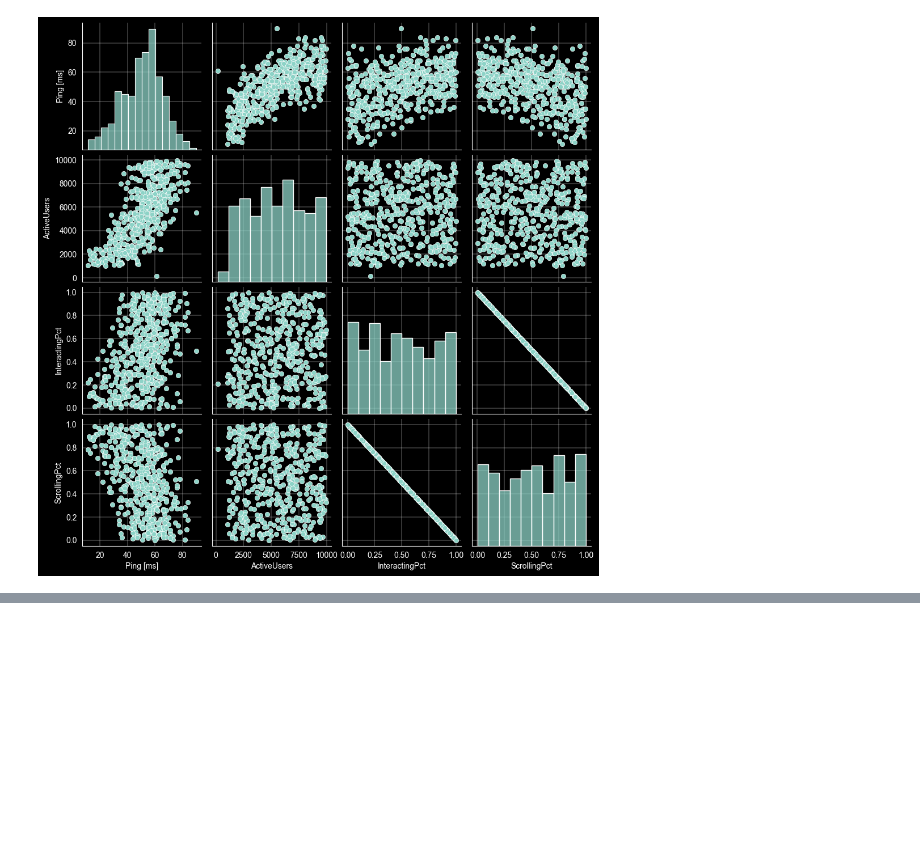
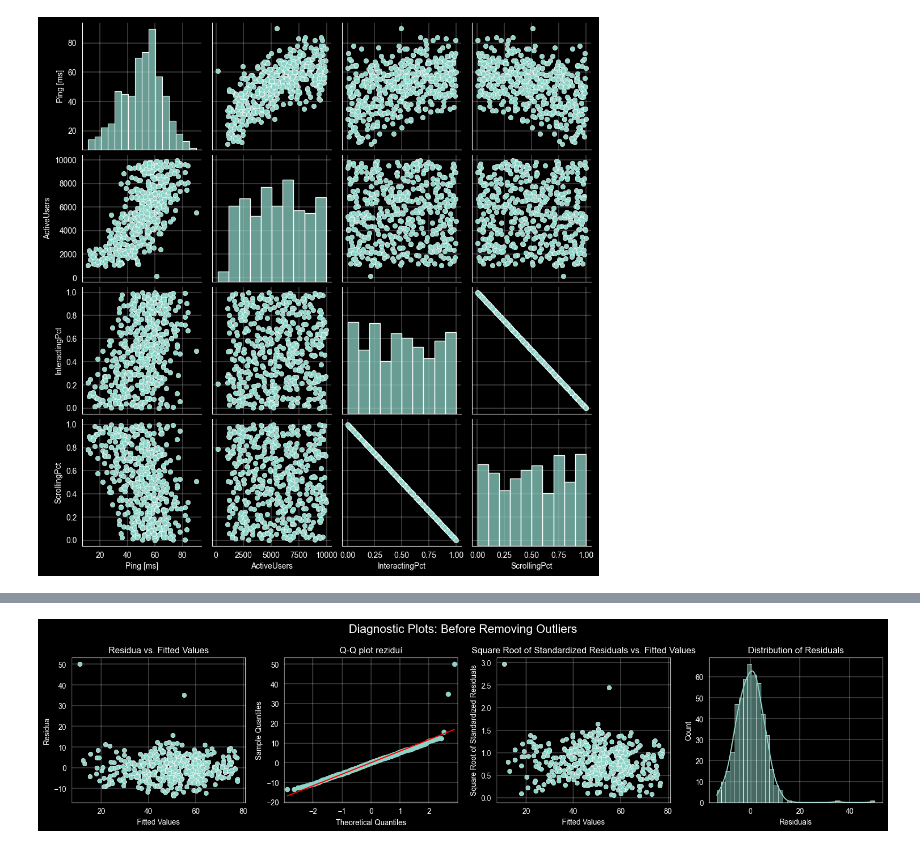
Before and after one commit to zdeneklapes/msp-project2, a Jupyter notebook: xlapes02.ipynb, the cells around one changed output, grey strips where cells are left out. Cells and saved outputs as stored; diff of their text form; code cells hidden in the pictures; blank space fills up the shorter version.

Commit message:
bad plot 3d

```diff
--- a/xlapes02.ipynb
+++ b/xlapes02.ipynb
@@ -371,16 +396,18 @@ def get_column_to_remove(model):
     else:
         return None
 # %%
-# Remove from X the values taht has p-value >= 0.05
+# Train
 y = df_uloha_2['Ping [ms]']
-model = sm.OLS(endog=y, exog=X).fit()
+model = sm.OLS(endog=y, exog=poly_X).fit()
 
+# Remove from poly_X the values that has p-value >= 0.05
 while remove_col := get_column_to_remove(model):
     print(f"Removing {remove_col}")
-    X = X.drop(remove_col, axis=1)
-    model = sm.OLS(endog=y, exog=X).fit()
+    poly_X = poly_X.drop(remove_col, axis=1)  # remove column from X
+    model = sm.OLS(endog=y, exog=poly_X).fit()  # fit model again
 
+# Print summary
 print(model.summary())
-write_to_file('tmp/out/model_summary2.txt', model.summary().as_text())
+write_to_file('tmp/out/model_summary_pvalue.txt', model.summary().as_text())
 # %% [output]
 Removing InteractingPct^2
@@ -402,0 +469,22 @@ strong multicollinearity problems or that the design matrix is singular.
+# %%
+import warnings
+
+# Ignore warnings, because of division by zero when calculating vif
+warnings.simplefilter("ignore", category=RuntimeWarning)
+
+# Remove all parameters that has vif >= 5 (infinite included), const can not be removed
+while remove_col := get_column_to_remove_vif(poly_X):
+    print(f"Removing {remove_col}")
+    poly_X = poly_X.drop(remove_col, axis=1)
+    model = sm.OLS(endog=y, exog=poly_X).fit()
+
+# Reset warnings to default
+warnings.resetwarnings()
+
+# Print summary
+print(model.summary())
+write_to_file('tmp/out/model_summary_vif.txt', model.summary().as_text())
+
+# Calculate VIF
+vif = pd.Series([variance_inflation_factor(poly_X.values, i) for i in range(poly_X.shape[1])], index=poly_X.columns)
+vif
@@ -430,0 +650,4 @@ TODO
+# %%
+plot_diagnostic_subplots(model, title='Diagnostic Plots: Before Removing Outliers')
+# %% [output]
+[figure, added]
```
Also changed, not shown: parts of 69 cells of this notebook, 2 other files.
